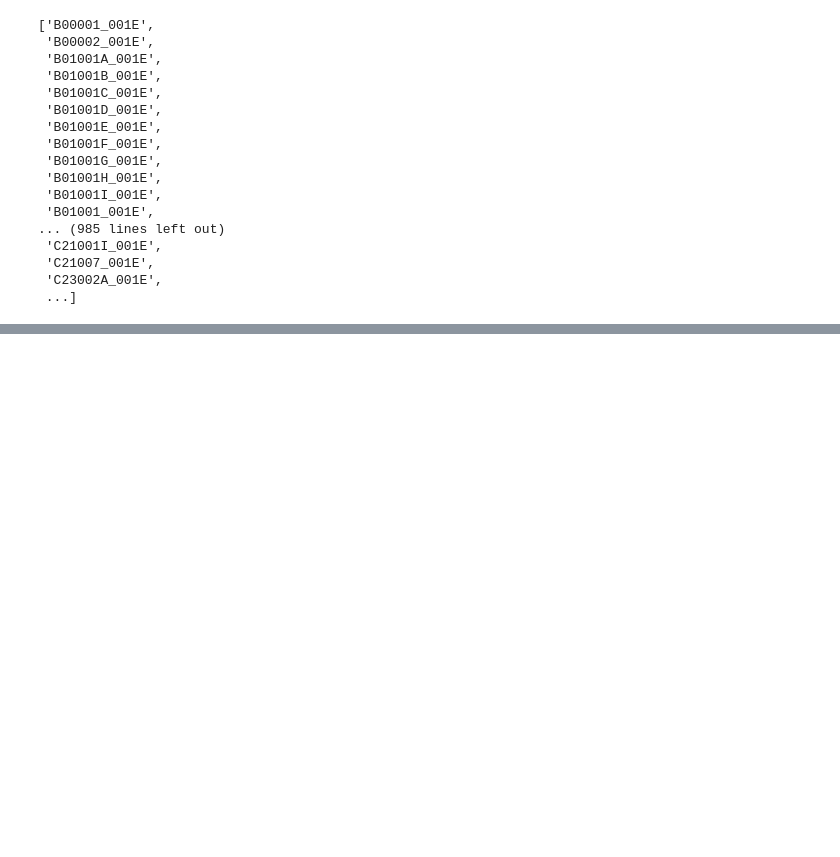
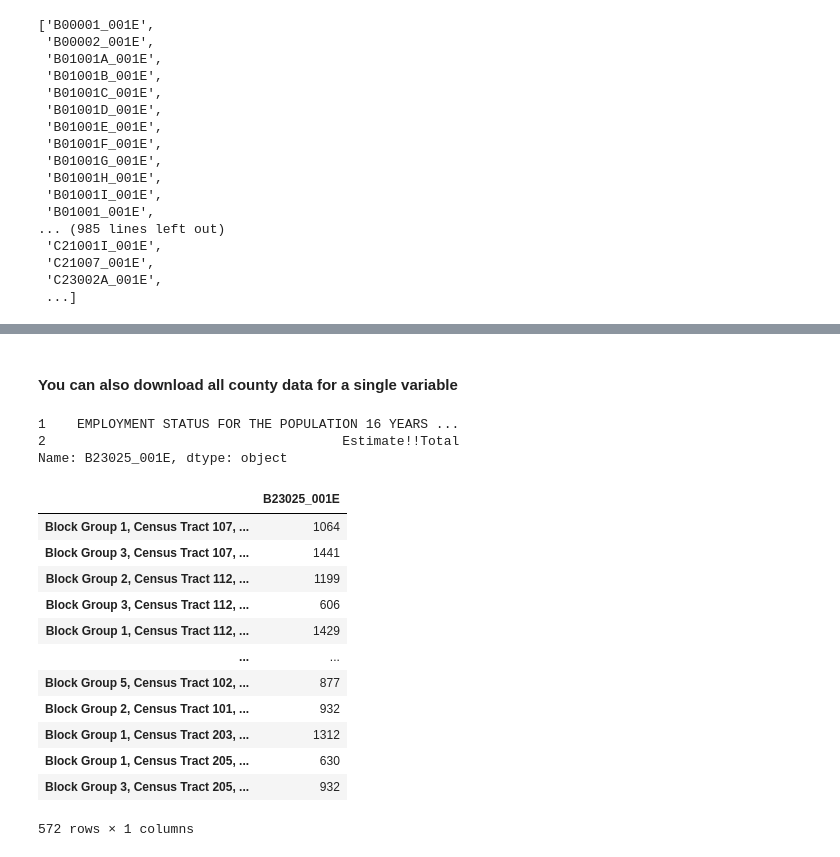
Before and after one commit to jlcatonjr/Learn-Python-for-Stats-and-Econ, a Jupyter notebook: Projects/US Census/Census Data Exploration.ipynb, the cells around one changed output, grey strips where cells are left out. Cells and saved outputs as stored; diff of their text form; code cells hidden in the pictures; blank space fills up the shorter version.

```diff
--- a/Projects/US Census/Census Data Exploration.ipynb
+++ b/Projects/US Census/Census Data Exploration.ipynb
@@ -112,0 +136,28 @@ full_search.to_csv("CensusSearch.csv")
+# %% [markdown]
+#### You can also download all county data for a single variable
+# %%
+test_download = censusdata.download('acs5', 2015,
+           censusdata.censusgeo([('state', '38'),
+                                 ('county', '*'),
+                                 ('block group', '*')]),
+                                ['B23025_001E'])
+
+print(codes.loc['B23025_001E'])
+data
+# %% [output]
+1    EMPLOYMENT STATUS FOR THE POPULATION 16 YEARS ...
+2                                      Estimate!!Total
+Name: B23025_001E, dtype: object
+|  | B23025_001E |
+| Block Group 1, Census Tract 107, ... | 1064 |
+| Block Group 3, Census Tract 107, ... | 1441 |
+| Block Group 2, Census Tract 112, ... | 1199 |
+| Block Group 3, Census Tract 112, ... | 606 |
+| Block Group 1, Census Tract 112, ... | 1429 |
+| ... | ... |
+| Block Group 5, Census Tract 102, ... | 877 |
+| Block Group 2, Census Tract 101, ... | 932 |
+| Block Group 1, Census Tract 203, ... | 1312 |
+| Block Group 1, Census Tract 205, ... | 630 |
+| Block Group 3, Census Tract 205, ... | 932 |
+572 rows × 1 columns
```
Also changed, not shown: parts of 7 cells of this notebook, 9 other files.
